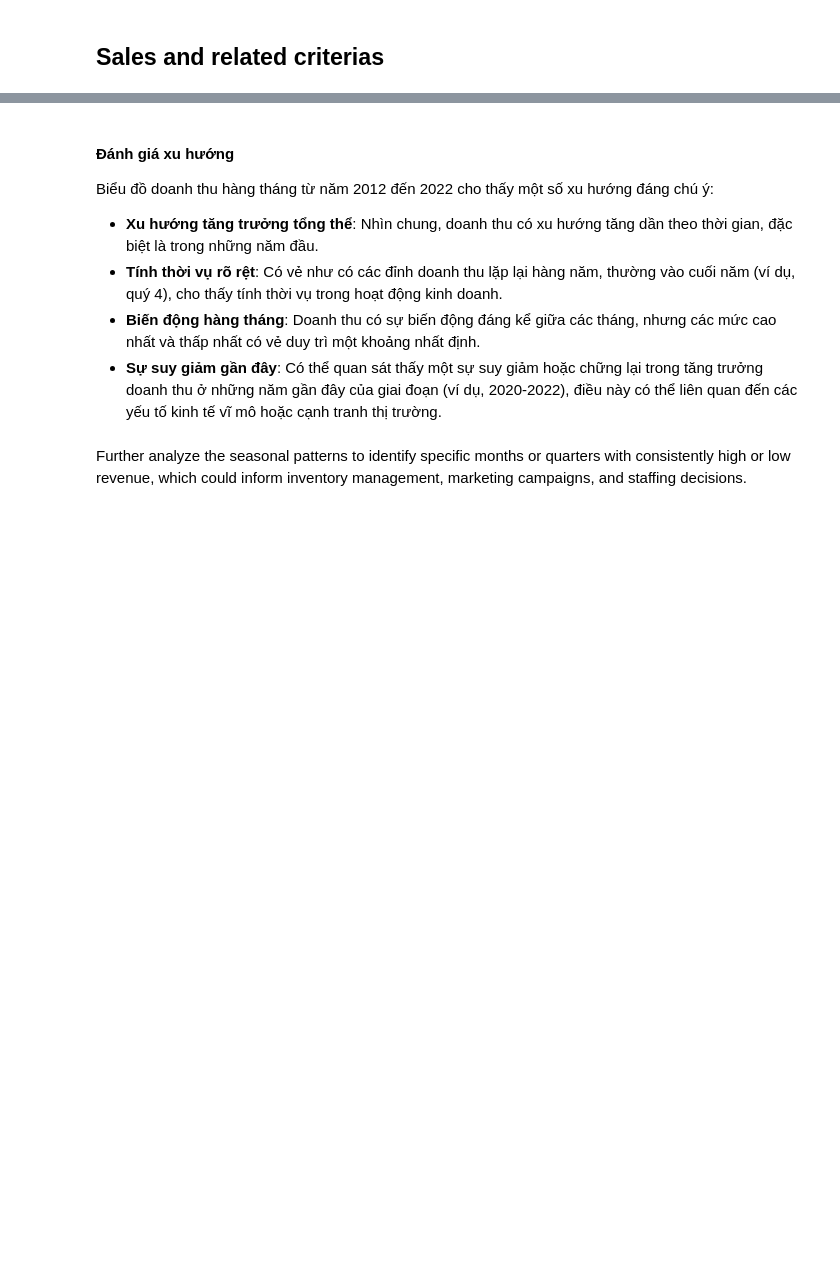
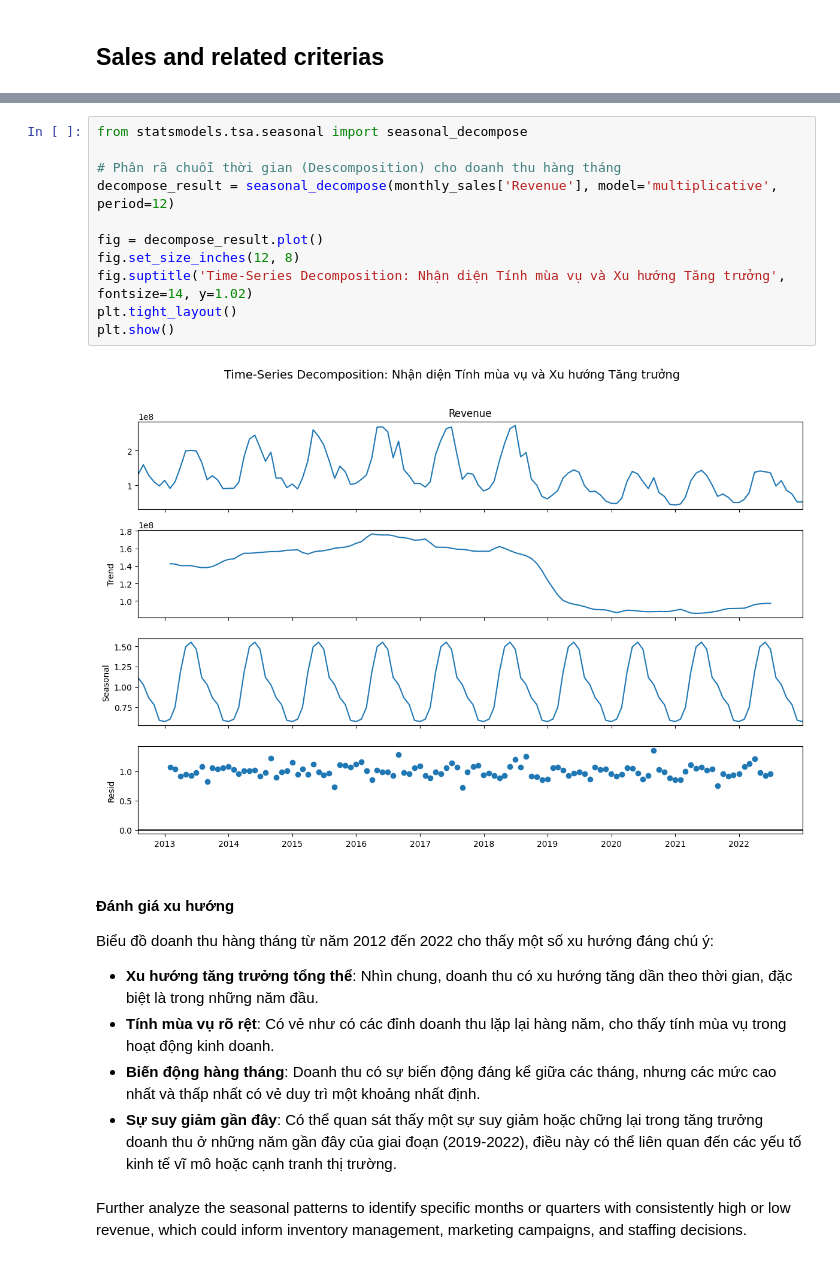
Before and after one commit to mituleefam/Fashion_Ecom_Sales_Forecasting, a Jupyter notebook: 1_Data_processing.ipynb, the cells around one changed output, grey strips where cells are left out. Cells and saved outputs as stored; diff of their text form; blank space fills up the shorter version.

```diff
--- a/1_Data_processing.ipynb
+++ b/1_Data_processing.ipynb
@@ -177,12 +182,25 @@ plt.show()
+# %%
+from statsmodels.tsa.seasonal import seasonal_decompose
+
+# Phân rã chuỗi thời gian (Descomposition) cho doanh thu hàng tháng
+decompose_result = seasonal_decompose(monthly_sales['Revenue'], model='multiplicative', period=12)
+
+fig = decompose_result.plot()
+fig.set_size_inches(12, 8)
+fig.suptitle('Time-Series Decomposition: Nhận diện Tính mùa vụ và Xu hướng Tăng trưởng', fontsize=14, y=1.02)
+plt.tight_layout()
+plt.show()
+# %% [output]
+[figure, added]
 # %% [markdown]
 #### Đánh giá xu hướng
 
 Biểu đồ doanh thu hàng tháng từ năm 2012 đến 2022 cho thấy một số xu hướng đáng chú ý:
 
 *   **Xu hướng tăng trưởng tổng thể**: Nhìn chung, doanh thu có xu hướng tăng dần theo thời gian, đặc biệt là trong những năm đầu.
-*   **Tính thời vụ rõ rệt**: Có vẻ như có các đỉnh doanh thu lặp lại hàng năm, thường vào cuối năm (ví dụ, quý 4), cho thấy tính thời vụ trong hoạt động kinh doanh.
+*   **Tính mùa vụ rõ rệt**: Có vẻ như có các đỉnh doanh thu lặp lại hàng năm, cho thấy tính mùa vụ trong hoạt động kinh doanh.
 *   **Biến động hàng tháng**: Doanh thu có sự biến động đáng kể giữa các tháng, nhưng các mức cao nhất và thấp nhất có vẻ duy trì một khoảng nhất định.
-*   **Sự suy giảm gần đây**: Có thể quan sát thấy một sự suy giảm hoặc chững lại trong tăng trưởng doanh thu ở những năm gần đây của giai đoạn (ví dụ, 2020-2022), điều này có thể liên quan đến các yếu tố kinh tế vĩ mô hoặc cạnh tranh thị trường.
+*   **Sự suy giảm gần đây**: Có thể quan sát thấy một sự suy giảm hoặc chững lại trong tăng trưởng doanh thu ở những năm gần đây của giai đoạn (2019-2022), điều này có thể liên quan đến các yếu tố kinh tế vĩ mô hoặc cạnh tranh thị trường.
 # %% [markdown]
 Further analyze the seasonal patterns to identify specific months or quarters with consistently high or low revenue, which could inform inventory management, marketing campaigns, and staffing decisions.
 # %% [markdown]
```
Also changed, not shown: parts of 15 cells of this notebook, 1 other file.
